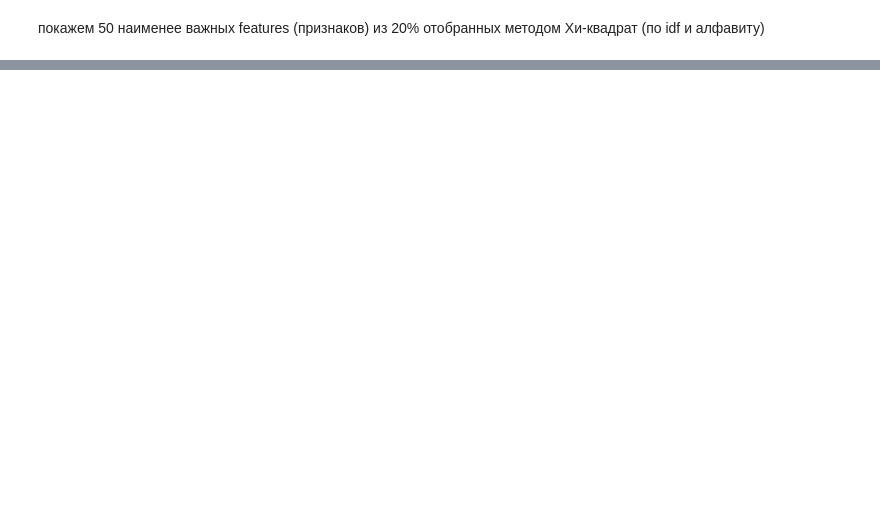
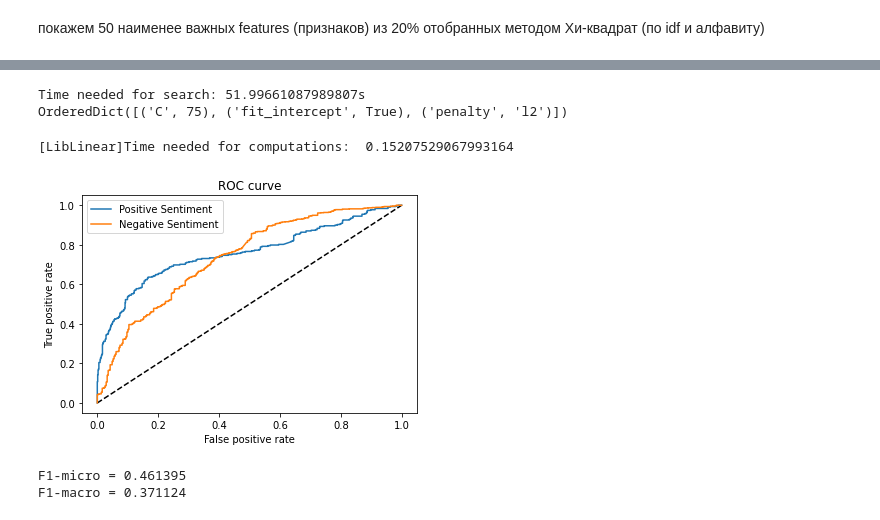
Before and after one commit to tertiadecima/MachineLearning, a Jupyter notebook: banks_feature_extraction.ipynb, the cells around one changed output, grey strips where cells are left out. Saved outputs shown, nothing was run; the diff lists cells and outputs as text; code cells hidden in the pictures; blank space fills up the shorter version.

```diff
--- a/banks_feature_extraction.ipynb
+++ b/banks_feature_extraction.ipynb
@@ -529,0 +708,20 @@ for feature, idf in selected_and_sorted_tokens_with_IDF[-50:]: print('{0:.6f} =>
+# %%
+print(f'Time needed for search: {bcv_lr_tp2 - bcv_lr_tp1}s')
+bcv_lr_bp = bcv_lr.best_params_
+print(bcv_lr_bp)
+# %% [output]
+Time needed for search: 51.99661087989807s
+OrderedDict([('C', 75), ('fit_intercept', True), ('penalty', 'l2')])
+# %%
+bcls_bcv_lr = LogisticRegression(
+                                 solver='liblinear',
+                                 verbose=True,
+                                 C=bcv_lr_bp['C'],
+                                 penalty=bcv_lr_bp['penalty']
+                                 )
+bcv_lr_tp3 = time.time()
+bcls_bcv_lr.fit(X_transformed_and_selected, labels)
+bcv_lr_tp4 = time.time()
+print('Time needed for computations: ', bcv_lr_tp4 - bcv_lr_tp3)
+# %% [output]
+[LibLinear]Time needed for computations:  0.15207529067993164
@@ -529,0 +751,22 @@ for feature, idf in selected_and_sorted_tokens_with_IDF[-50:]: print('{0:.6f} =>
+# %%
+plt.figure(3)
+plt.plot([0, 1], [0, 1], 'k--')
+plt.plot(fpr_positives, tpr_positives, label='Positive Sentiment')
+plt.plot(fpr_negatives, tpr_negatives, label='Negative Sentiment')
+# plt.plot(fpr_neutrals, tpr_neutrals, label='Neutral Sentiment')
+plt.xlabel('False positive rate')
+plt.ylabel('True positive rate')
+plt.title('ROC curve')
+plt.legend(loc='best')
+plt.show()
+# %% [output]
+[figure, added]
+# %%
+predicted_labels = rand_pipeline_for_se.predict(texts_for_testing)
+fmi_bcv_lr = f1_score(labels_for_testing, predicted_labels, average='micro')
+fma_bcv_lr = f1_score(labels_for_testing, predicted_labels, average='macro')
+print('F1-micro = {0:.6f}'.format(fmi_bcv_lr))
+print('F1-macro = {0:.6f}'.format(fma_bcv_lr))
+# %% [output]
+F1-micro = 0.461395
+F1-macro = 0.371124
```
Also changed, not shown: parts of 108 cells of this notebook.
